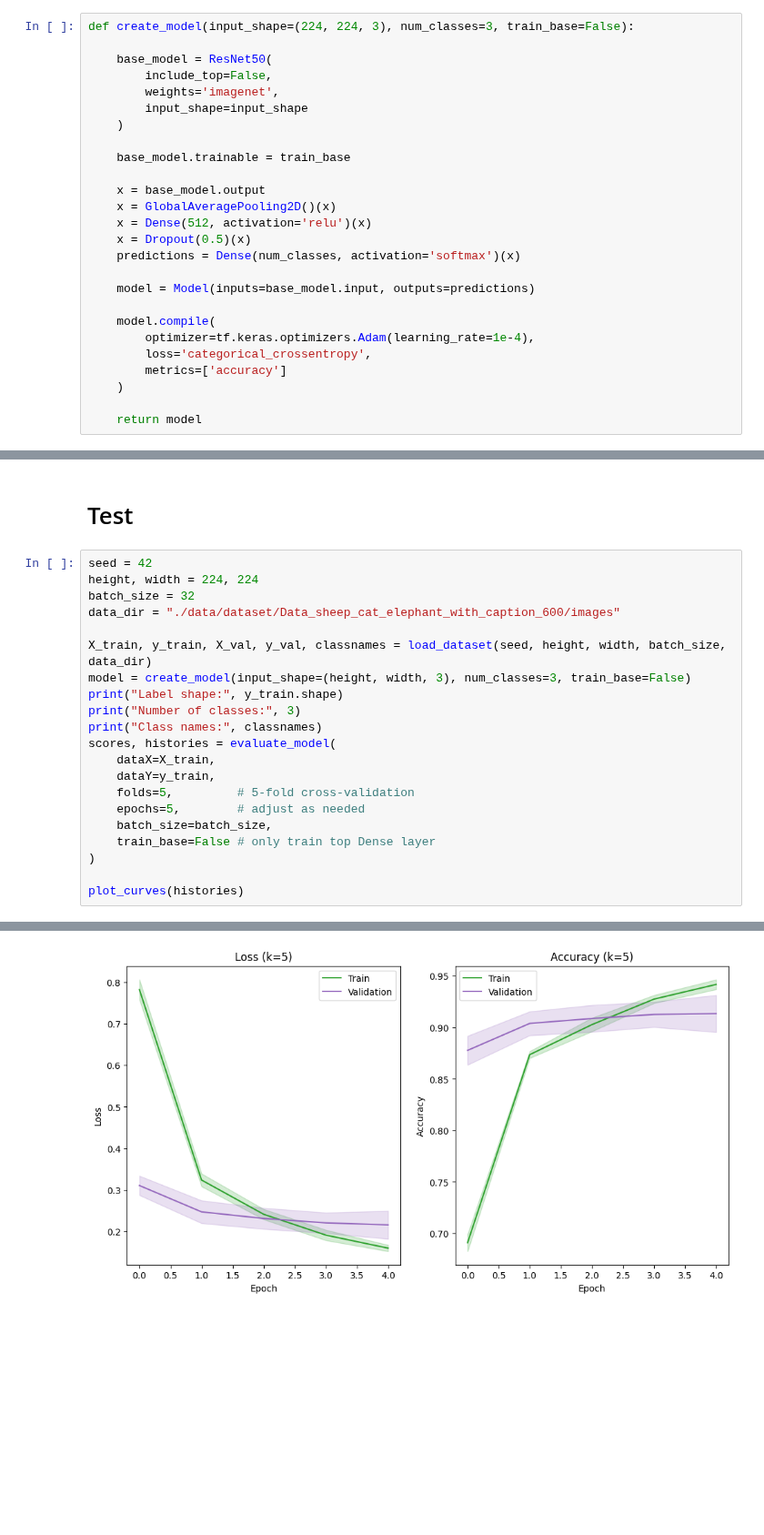
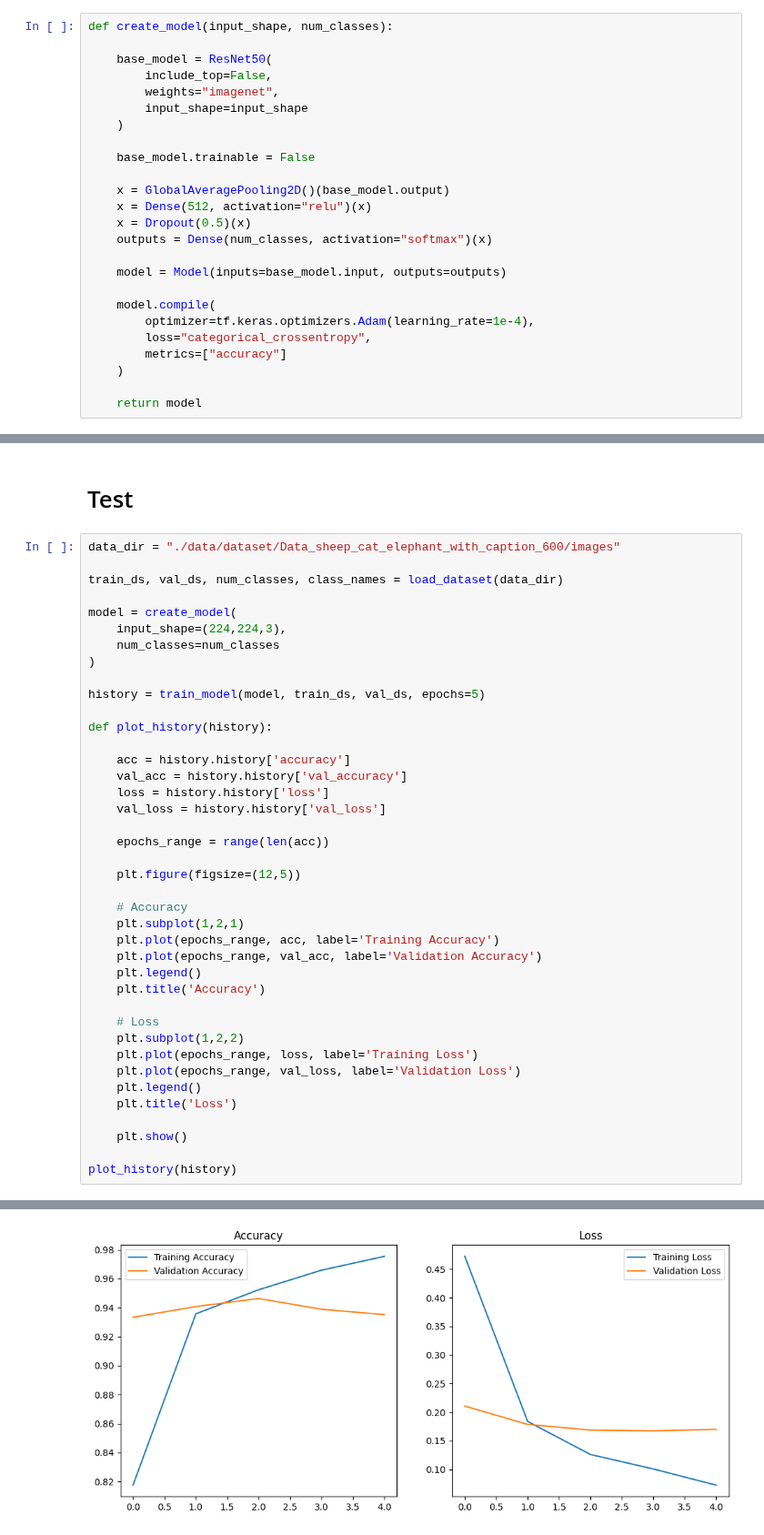
Before and after one commit to 3nd3rh3o/deeplearning-TER, a Jupyter notebook: TER/phaseI/HG-TransferLearning.ipynb, the cells around one changed output, grey strips where cells are left out. Shown at 91% size. Drawn from its saved outputs; the diff is of its cells as text; blank space fills up the shorter version.

```diff
--- a/TER/phaseI/HG-TransferLearning.ipynb
+++ b/TER/phaseI/HG-TransferLearning.ipynb
@@ -167,28 +157,27 @@ def plot_curves(histories):
 # %% [markdown]
 ## Création du modèle
 # %%
-def create_model(input_shape=(224, 224, 3), num_classes=3, train_base=False):
+def create_model(input_shape, num_classes):
 
     base_model = ResNet50(
         include_top=False,
-        weights='imagenet',
+        weights="imagenet",
         input_shape=input_shape
     )
 
-    base_model.trainable = train_base
+    base_model.trainable = False
 
-    x = base_model.output
-    x = GlobalAveragePooling2D()(x)
-    x = Dense(512, activation='relu')(x)
+    x = GlobalAveragePooling2D()(base_model.output)
+    x = Dense(512, activation="relu")(x)
     x = Dropout(0.5)(x)
-    predictions = Dense(num_classes, activation='softmax')(x)
+    outputs = Dense(num_classes, activation="softmax")(x)
 
-    model = Model(inputs=base_model.input, outputs=predictions)
+    model = Model(inputs=base_model.input, outputs=outputs)
 
     model.compile(
         optimizer=tf.keras.optimizers.Adam(learning_rate=1e-4),
-        loss='categorical_crossentropy',
-        metrics=['accuracy']
+        loss="categorical_crossentropy",
+        metrics=["accuracy"]
     )
 
     return model
@@ -226,26 +196,45 @@ def evaluate_model(dataX, dataY, folds=5, epochs=10, batch_size=32, train_base=F
 # %% [markdown]
 # Test
 # %%
-seed = 42
-height, width = 224, 224
-batch_size = 32
 data_dir = "./data/dataset/Data_sheep_cat_elephant_with_caption_600/images"
 
-X_train, y_train, X_val, y_val, classnames = load_dataset(seed, height, width, batch_size, data_dir)
-model = create_model(input_shape=(height, width, 3), num_classes=3, train_base=False)
-print("Label shape:", y_train.shape)
-print("Number of classes:", 3)
-print("Class names:", classnames)
-scores, histories = evaluate_model(
-    dataX=X_train,
-    dataY=y_train,
-    folds=5,         # 5-fold cross-validation
-    epochs=5,        # adjust as needed
-    batch_size=batch_size,
-    train_base=False # only train top Dense layer
+train_ds, val_ds, num_classes, class_names = load_dataset(data_dir)
+
+model = create_model(
+    input_shape=(224,224,3),
+    num_classes=num_classes
 )
 
-plot_curves(histories)
+history = train_model(model, train_ds, val_ds, epochs=5)
+
+def plot_history(history):
+
+    acc = history.history['accuracy']
+    val_acc = history.history['val_accuracy']
+    loss = history.history['loss']
+    val_loss = history.history['val_loss']
+
+    epochs_range = range(len(acc))
+
+    plt.figure(figsize=(12,5))
+
+    # Accuracy
+    plt.subplot(1,2,1)
+    plt.plot(epochs_range, acc, label='Training Accuracy')
+    plt.plot(epochs_range, val_acc, label='Validation Accuracy')
+    plt.legend()
+    plt.title('Accuracy')
+
+    # Loss
+    plt.subplot(1,2,2)
+    plt.plot(epochs_range, loss, label='Training Loss')
+    plt.plot(epochs_range, val_loss, label='Validation Loss')
+    plt.legend()
+    plt.title('Loss')
+
+    plt.show()
+
+plot_history(history)
 # %% [output]
 Found 1800 files belonging to 3 classes.
 Using 1260 files for training.
@@ -267,2 +253,2 @@ Fold accuracy: 92.46%
-[figure, old version]
+[figure, new version]
 # %%
```
Also changed, not shown: parts of 5 cells of this notebook.
